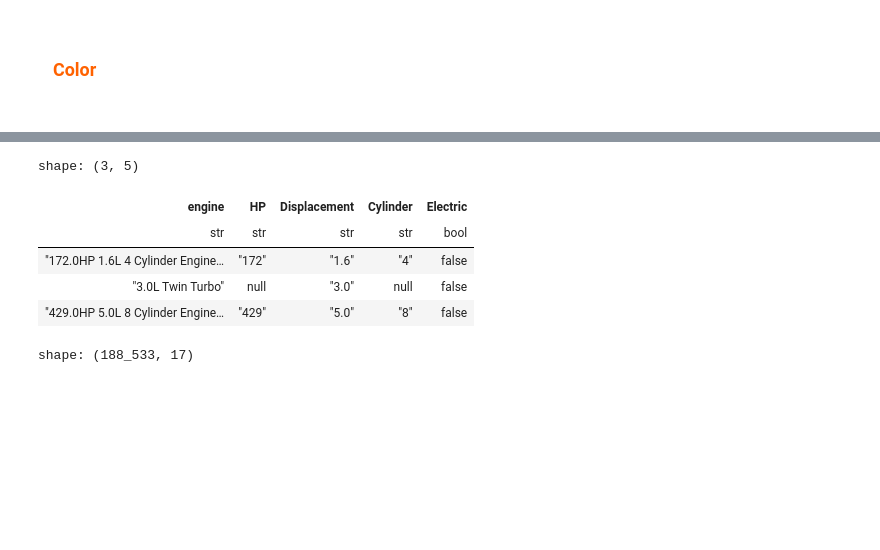
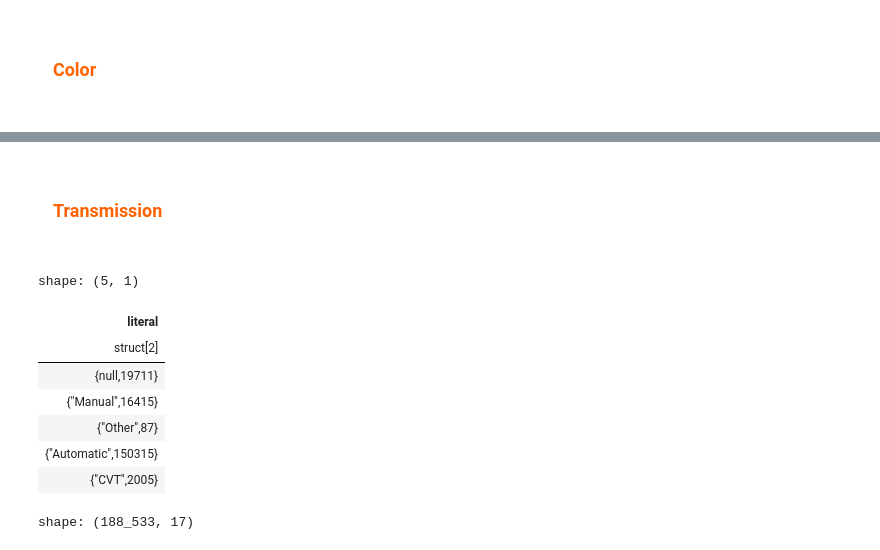
Before and after one commit to Arancium98/Regression-Cars, a Jupyter notebook: Regresion of used cars/1.ipynb, the cells around one changed output, grey strips where cells are left out. Drawn from its saved outputs; the diff is of its cells as text; code cells hidden in the pictures; blank space fills up the shorter version.

```diff
--- a/Regresion of used cars/1.ipynb
+++ b/Regresion of used cars/1.ipynb
@@ -218,49 +186,37 @@ shape: (24_521, 15)
-# %%
-df = pl.DataFrame(
-    {
-        "engine": ["172.0HP 1.6L 4 Cylinder Engine Gasoline Fuel",
-                    "3.0 Liter Twin Turbo",
-                    "429.0HP 5.0L 8 Cylinder Engine Gasoline Fuel"],
-    }
-)
-
-(
-    df
-    .with_columns(
-        pl.col("engine").str.replace(r'\sLiter', "L")
-    )
-    .with_columns(
-        pl.col("engine").str.extract(r'(\d+)\.\d+HP',1).alias("HP"),
-        pl.col("engine").str.extract(r'(\d+\.\d+)L',1).alias("Displacement"),
-        pl.col("engine").str.extract(r'(\d+)\sCylinder',1).alias("Cylinder"),
-    )
-)
-
-def get_engine(engine_col: pl.Expr) -> pl.Expr:
-    return (
-        pl.col("engine").str.extract(r'(\d+)\.\d+HP',1).alias("HP"),
-        pl.col("engine").str.extract(r'(\d+\.\d+)L',1).alias("Displacement"),
-        pl.col("engine").str.extract(r'(\d+)\sCylinder',1).alias("Cylinder"),
-        pl.col("engine").str.contains("Electric").alias("Electric")
-    )
-
-
-(
-    df
-    .with_columns(
-        pl.col("engine").str.replace(r'\sLiter', "L")
-    )
-    .with_columns(
-        get_engine(pl.col("engine"))
-    )
-)
-# %% [output]
-shape: (3, 5)
-| engine | HP | Displacement | Cylinder | Electric |
-| str | str | str | str | bool |
-| "172.0HP 1.6L 4 Cylinder Engine… | "172" | "1.6" | "4" | false |
-| "3.0L Twin Turbo" | null | "3.0" | null | false |
-| "429.0HP 5.0L 8 Cylinder Engine… | "429" | "5.0" | "8" | false |
+# %% [markdown]
+<div style="border-radius:10px; padding: 15px; font-size:100%; text-align:left">
+<h3 align="left"><font color=#ff6200>Transmission</font></h3>
+</div>
+# %%
+(
+    df
+    .select(pl.col("transmission"))
+    .with_columns(
+        pl
+        .when(pl.col("transmission").str.contains("Automatic")).then(pl.lit("Automatic"))
+        .when(pl.col("transmission").str.contains("Manual")).then(pl.lit("Manual"))
+        .when(pl.col("transmission").str.contains("A/T")).then(pl.lit("Automatic"))
+        .when(pl.col("transmission").str.contains("AT")).then(pl.lit("Automatic"))
+        .when(pl.col("transmission").str.contains("Mt")).then(pl.lit("Manual"))
+        .when(pl.col("transmission").str.contains("M/T")).then(pl.lit("Manual"))
+        .when(pl.col("transmission").str.contains("CVT")).then(pl.lit("CVT"))
+        .when(pl.col("transmission") == "–").then(pl.lit("Other"))
+    )
+    .select(
+        pl.col("literal").value_counts()
+    )
+
+
+)
+# %% [output]
+shape: (5, 1)
+| literal |
+| struct[2] |
+| {null,19711} |
+| {"Manual",16415} |
+| {"Other",87} |
+| {"Automatic",150315} |
+| {"CVT",2005} |
 # %%
 xd =(
     df
```
Also changed, not shown: parts of 4 cells of this notebook.
